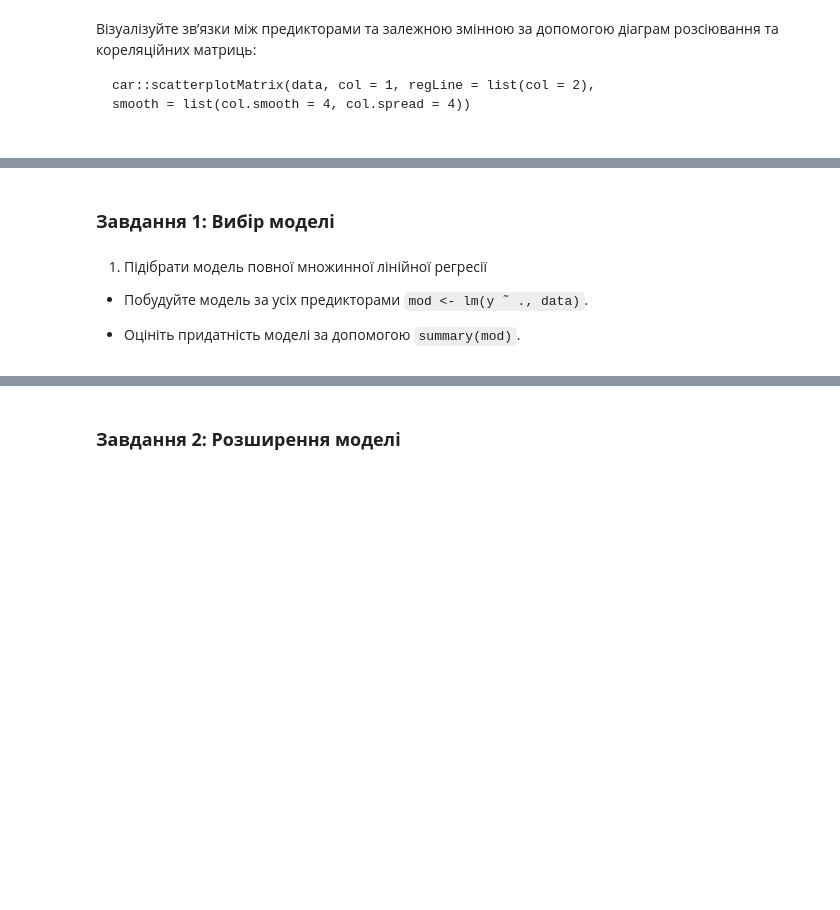
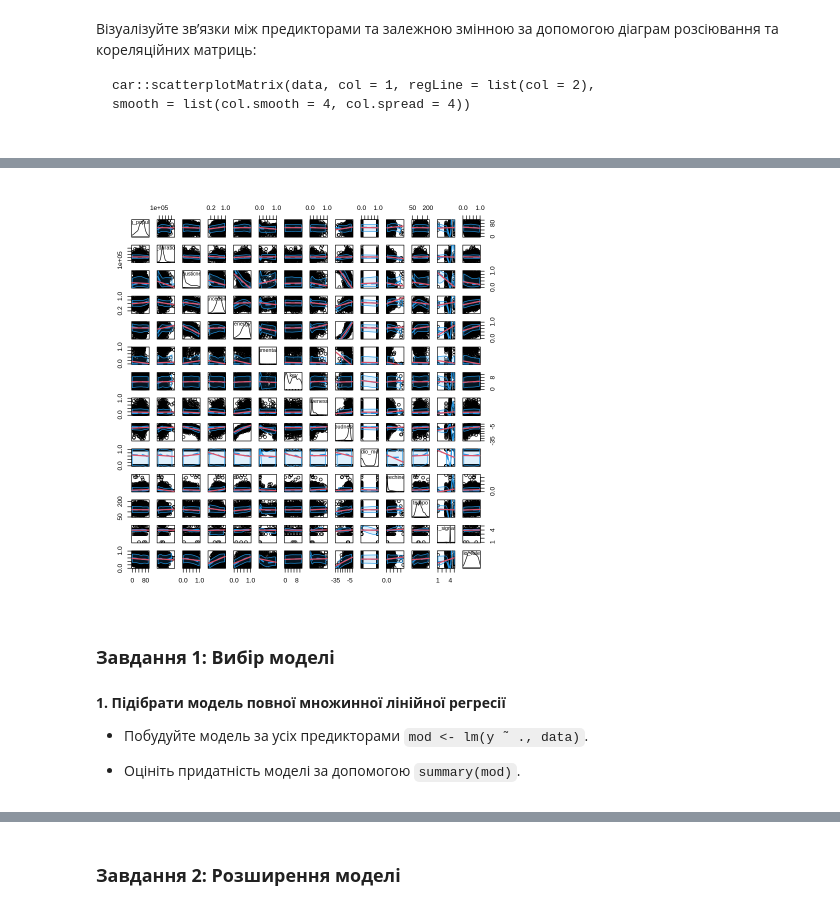
Before and after one commit to mverbytska/song-data-project, a Jupyter notebook: Big_Data_part_3.ipynb, the cells around one changed output, grey strips where cells are left out. Saved outputs shown, nothing was run; the diff lists cells and outputs as text; code cells hidden in the pictures; blank space fills up the shorter version.

```diff
--- a/Big_Data_part_3.ipynb
+++ b/Big_Data_part_3.ipynb
@@ -44,7 +70,12 @@ smooth = list(col.smooth = 4, col.spread = 4))
+# %%
+car::scatterplotMatrix(df, col = 1, regLine = list(col = 2),
+                        smooth = list(col.smooth = 4, col.spread = 4))
+# %% [output]
+[figure, added]
 # %% [markdown]
 ### **Завдання 1: Вибiр моделi**
 # %% [markdown]
-1. Пiдiбрати модель повної множинної лiнiйної регресiї
+**1. Пiдiбрати модель повної множинної лiнiйної регресiї**
 
 - Побудуйте модель за усiх предикторами `mod <- lm(y ˜ ., data)`.
 
```
Also changed, not shown: parts of 44 cells of this notebook.
